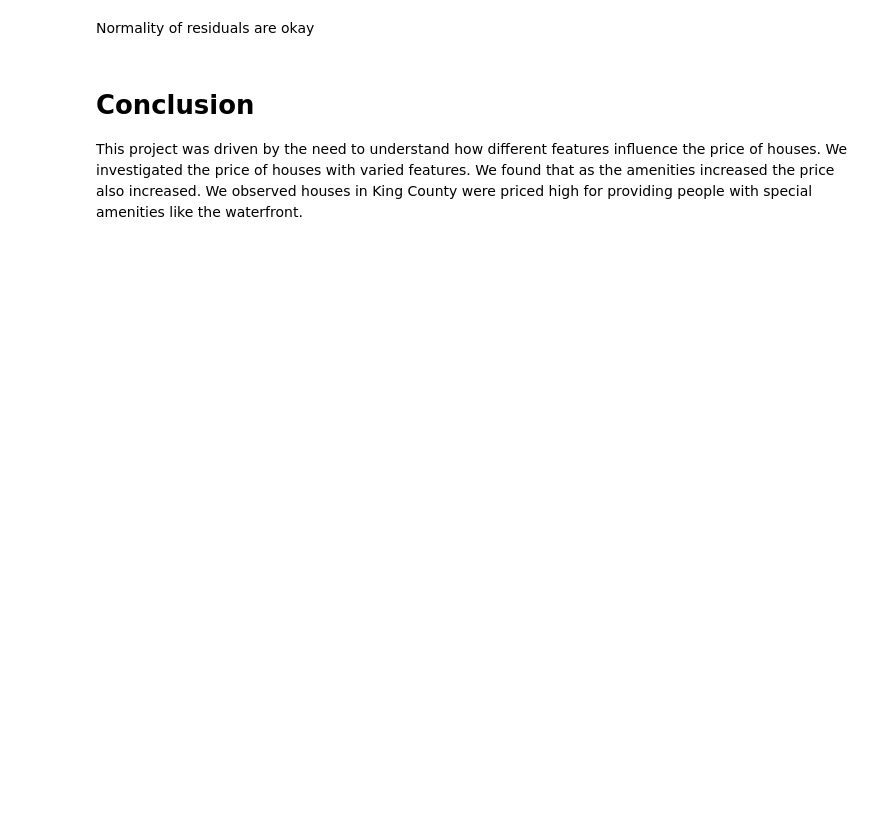
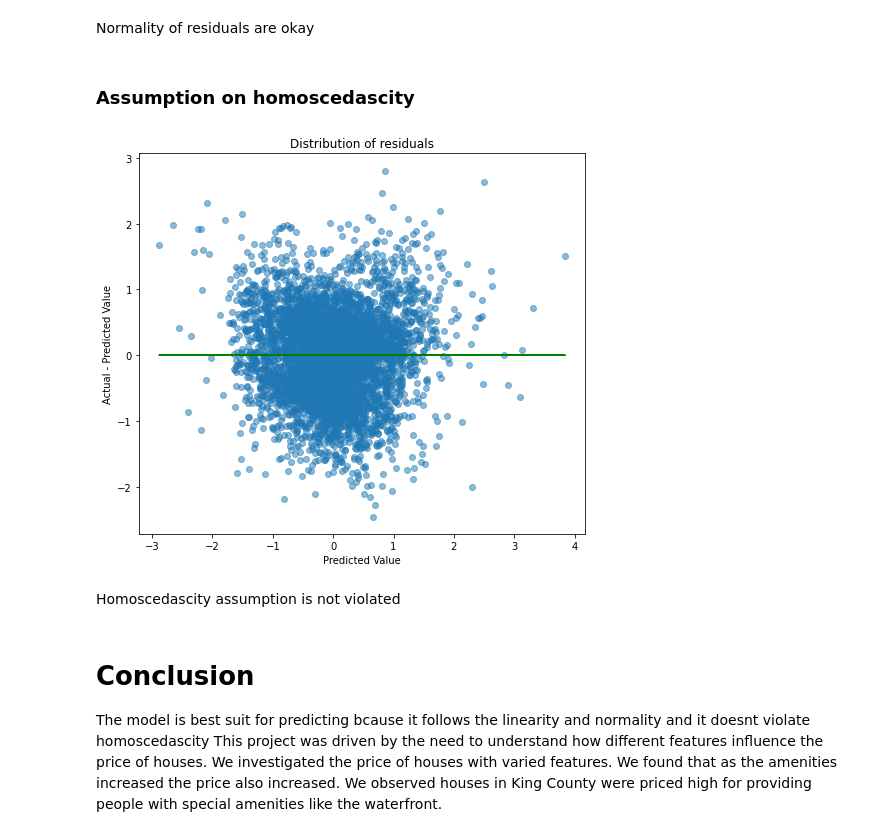
Before and after one commit to jaredbore/dsc-phase-2-project, a Jupyter notebook: student.ipynb, the cells around one changed output. Drawn from its saved outputs; the diff is of its cells as text; code cells hidden in the pictures; blank space fills up the shorter version.

```diff
--- a/student.ipynb
+++ b/student.ipynb
@@ -606,7 +601,24 @@ fig.suptitle('Residuals QQ Plot', fontsize=16);
 # %% [markdown]
 Normality of residuals are okay
+# %% [markdown]
+### Assumption on homoscedascity
+# %%
+#plot showing homoscedascity
+fig, ax = plt.subplots(figsize=(8,7))
+residual = (scaled_y_test - y_hat_test)
+model2 = sm.OLS(scaled_y_train, sm.add_constant(last_X_train)).fit()
+ax.scatter(y_hat_test, residual, alpha=0.5)
+ax.plot(y_hat_test, [0 for i in range(len(last_X_test))], color='green')
+ax.set_xlabel("Predicted Value")
+ax.set_ylabel("Actual - Predicted Value");
+ax.set_title('Distribution of residuals');
+# %% [output]
+[figure, added]
+# %% [markdown]
+Homoscedascity assumption is not violated
 # %% [markdown]
 # Conclusion
+The model is best suit for predicting bcause it follows the linearity and normality and it doesnt violate homoscedascity
 This project was driven by the need to understand how different features influence the price of houses. We investigated the price of houses with varied features. We found that as the amenities increased the price also increased. We observed houses in King County were priced high for providing people with special amenities like the waterfront.
 # %% [markdown]
  # Recommendations
```
Also changed, not shown: parts of 15 cells of this notebook, 3 other files.
